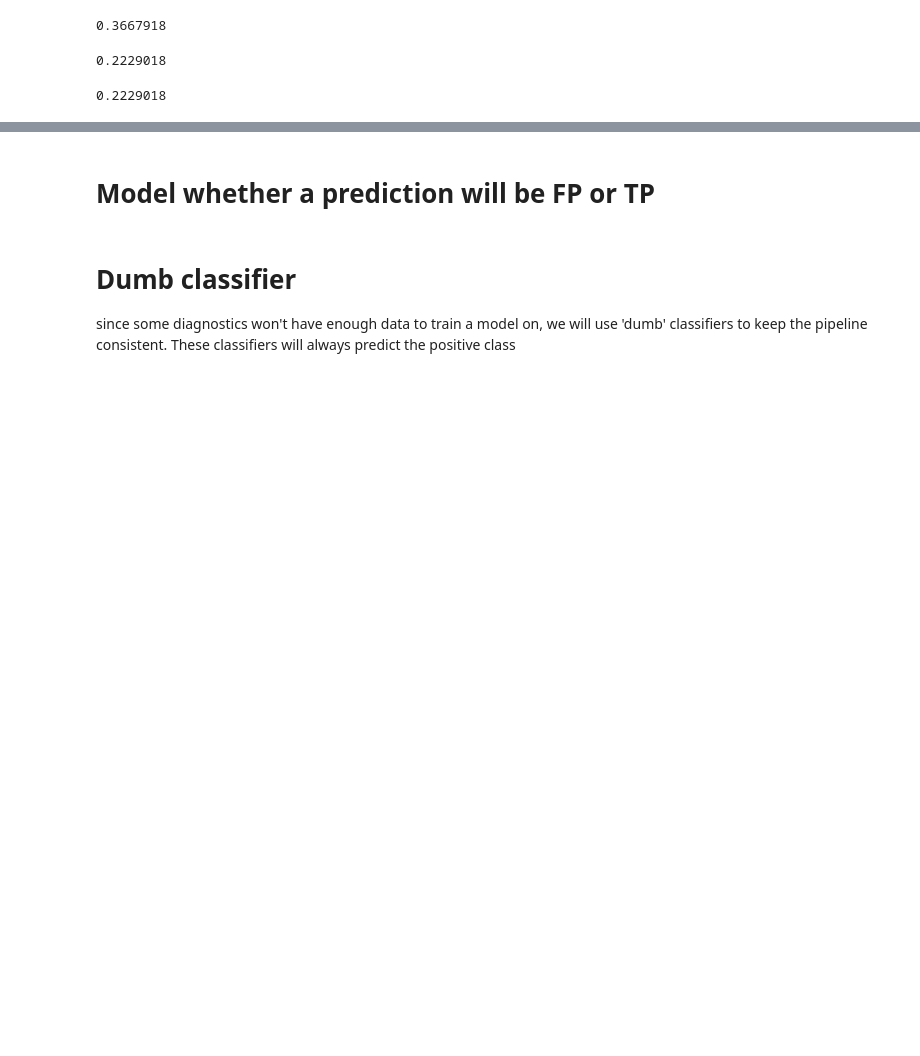
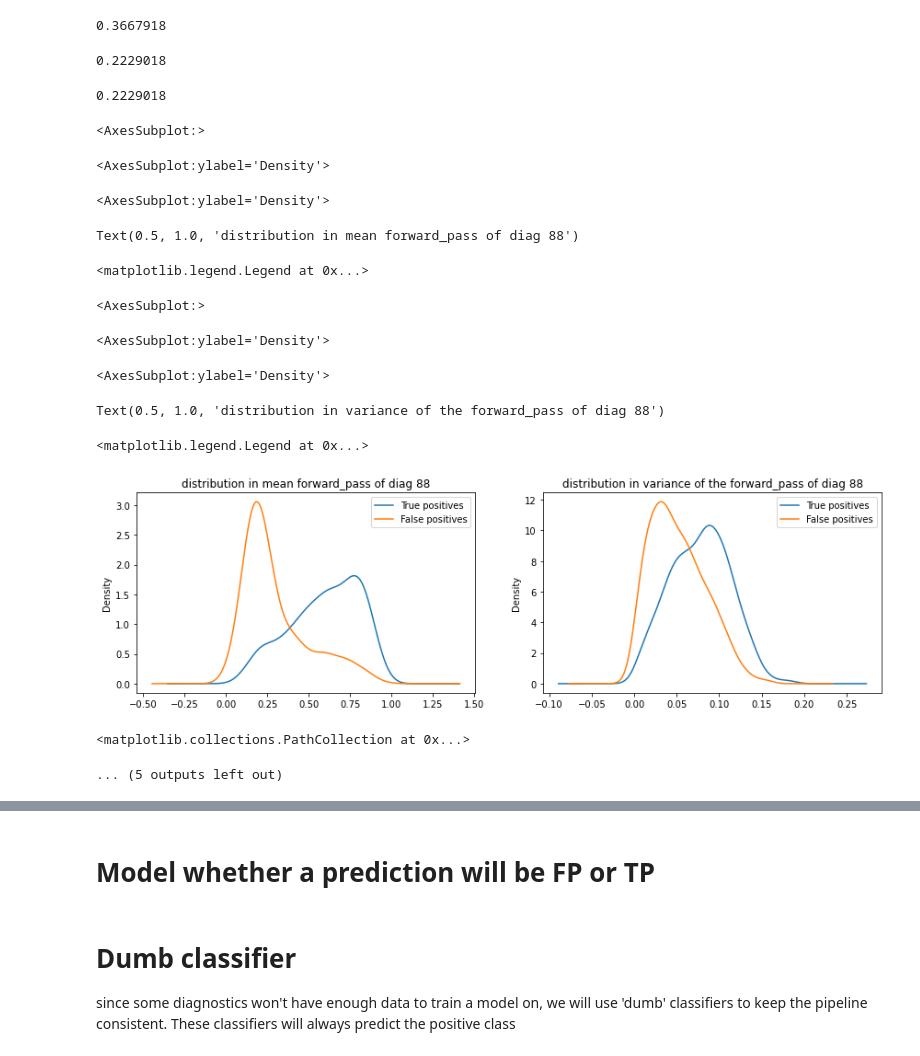
Before and after one commit to snovaisg/master-thesis, a Jupyter notebook: Abstention/Reproduce/baseline_mc_abstention.ipynb, the cells around one changed output, grey strips where cells are left out. Saved outputs shown, nothing was run; the diff lists cells and outputs as text; code cells hidden in the pictures; blank space fills up the shorter version.

```diff
--- a/Abstention/Reproduce/baseline_mc_abstention.ipynb
+++ b/Abstention/Reproduce/baseline_mc_abstention.ipynb
@@ -228,6 +228,51 @@ fp_means.mean(0).mean()
 fp_means.mean(0).mean()
 # %% [output]
 0.2229018
+# %%
+#parameter
+diag = 88
+
+
+diag_col = f'diag_{diag}'
+plt.subplot(1,2,1)
+tp_means[diag_col].plot.kde(label='True positives');
+fp_means[diag_col].plot.kde(label='False positives');
+plt.title(f'distribution in mean forward_pass of diag {diag}');
+plt.legend();
+#plt.show();
+plt.subplots_adjust(right=2)
+plt.subplot(1,2,2)
+tp_variances[diag_col].plot.kde(label='True positives');
+fp_variances[diag_col].plot.kde(label='False positives');
+plt.title(f'distribution in variance of the forward_pass of diag {diag}');
+plt.legend();
+plt.show()
+
+tp = pd.concat([tp_means[diag_col],tp_variances[diag_col]],axis=1)
+tp.columns = ['mean','var']
+
+fp = pd.concat([fp_means[diag_col],fp_variances[diag_col]],axis=1)
+fp.columns = ['mean','var']
+
+plt.scatter(tp['mean'],tp['var'],label='true positives')
+plt.scatter(fp['mean'],fp['var'], label = 'false positives')
+plt.xlabel('mean of forward passes')
+plt.ylabel('var of forward passes')
+plt.legend()
+# %% [output]
+<AxesSubplot:>
+<AxesSubplot:ylabel='Density'>
+<AxesSubplot:ylabel='Density'>
+Text(0.5, 1.0, 'distribution in mean forward_pass of diag 88')
+<matplotlib.legend.Legend at 0x...>
+<AxesSubplot:>
+<AxesSubplot:ylabel='Density'>
+<AxesSubplot:ylabel='Density'>
+Text(0.5, 1.0, 'distribution in variance of the forward_pass of diag 88')
+<matplotlib.legend.Legend at 0x...>
+[figure, added]
+<matplotlib.collections.PathCollection at 0x...>
+... (5 outputs left out)
 # %%
 #parameter
 diag = 188
```
Also changed, not shown: parts of 1 cell of this notebook, 3 other files.
